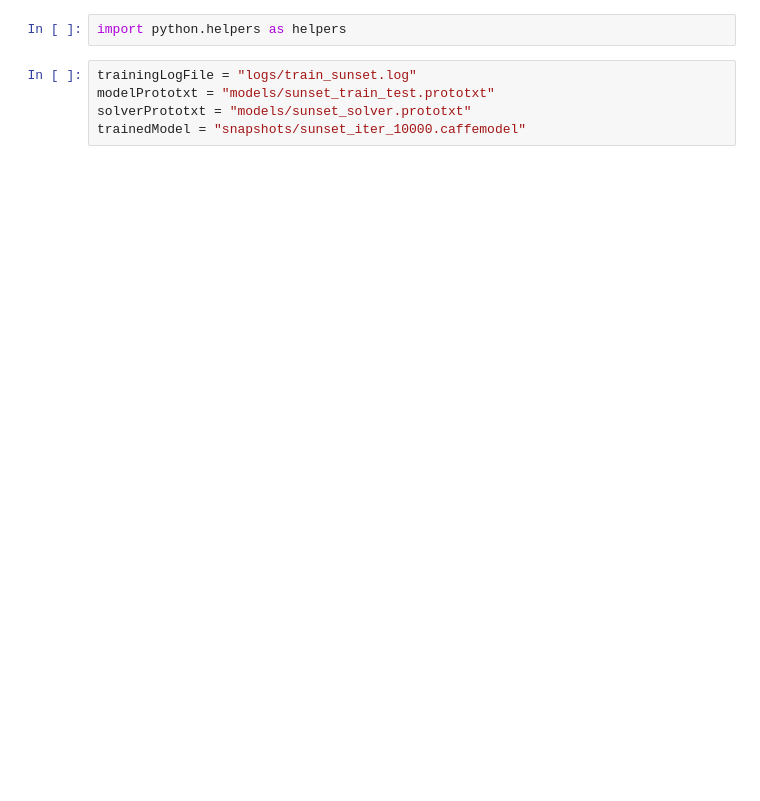
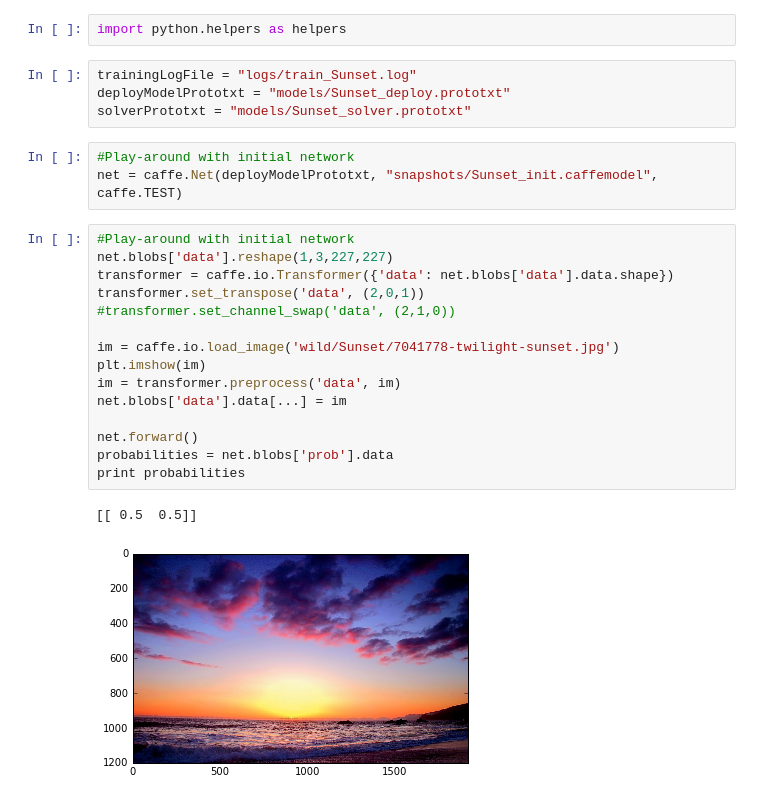
Before and after one commit to indivisibleatom/classes, a Jupyter notebook: patternRec/hw4/sunset.ipynb, the cells around one changed output. Drawn from its saved outputs; the diff is of its cells as text; blank space fills up the shorter version.

```diff
--- a/patternRec/hw4/sunset.ipynb
+++ b/patternRec/hw4/sunset.ipynb
@@ -14,8 +18,28 @@ caffe.set_mode_gpu()
 # %%
 import python.helpers as helpers
 # %%
-trainingLogFile = "logs/train_sunset.log"
-modelPrototxt = "models/sunset_train_test.prototxt"
-solverPrototxt = "models/sunset_solver.prototxt"
-trainedModel = "snapshots/sunset_iter_10000.caffemodel"
+trainingLogFile = "logs/train_Sunset.log"
+deployModelPrototxt = "models/Sunset_deploy.prototxt"
+solverPrototxt = "models/Sunset_solver.prototxt"
+# %%
+#Play-around with initial network
+net = caffe.Net(deployModelPrototxt, "snapshots/Sunset_init.caffemodel", caffe.TEST)
+# %%
+#Play-around with initial network
+net.blobs['data'].reshape(1,3,227,227)
+transformer = caffe.io.Transformer({'data': net.blobs['data'].data.shape})
+transformer.set_transpose('data', (2,0,1))
+#transformer.set_channel_swap('data', (2,1,0))
+
+im = caffe.io.load_image('wild/Sunset/7041778-twilight-sunset.jpg')
+plt.imshow(im)
+im = transformer.preprocess('data', im)
+net.blobs['data'].data[...] = im
+
+net.forward()
+probabilities = net.blobs['prob'].data
+print probabilities
+# %% [output]
+[[ 0.5  0.5]]
+[figure, added]
 # %%
```
Also changed, not shown: parts of 6 cells of this notebook, 28 other files.
